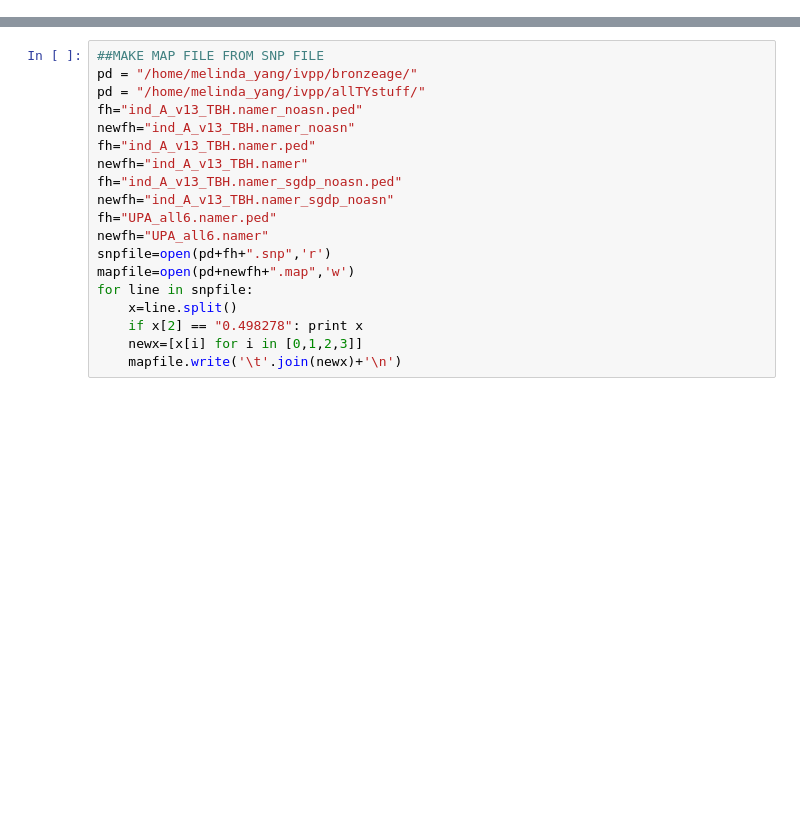
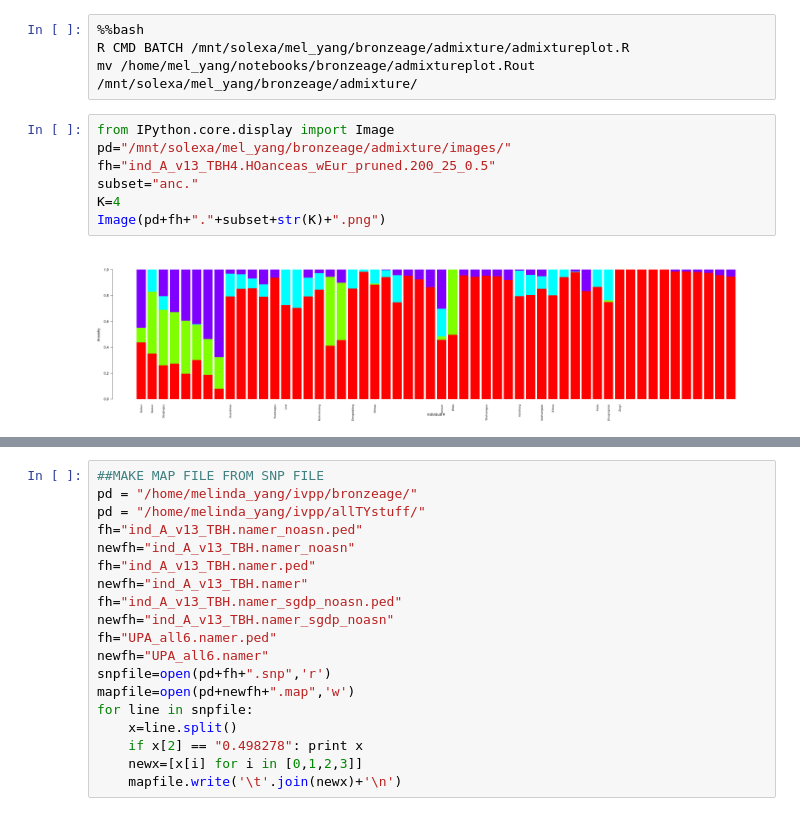
Before and after one commit to melyang4/notebooks, a Jupyter notebook: bronzeage/admixture.ipynb, the cells around one changed output, grey strips where cells are left out. Saved outputs shown, nothing was run; the diff lists cells and outputs as text; blank space fills up the shorter version.

```diff
--- a/bronzeage/admixture.ipynb
+++ b/bronzeage/admixture.ipynb
@@ -0,0 +141,13 @@
+# %%
+%%bash
+R CMD BATCH /mnt/solexa/mel_yang/bronzeage/admixture/admixtureplot.R
+mv /home/mel_yang/notebooks/bronzeage/admixtureplot.Rout /mnt/solexa/mel_yang/bronzeage/admixture/
+# %%
+from IPython.core.display import Image
+pd="/mnt/solexa/mel_yang/bronzeage/admixture/images/"
+fh="ind_A_v13_TBH4.HOanceas_wEur_pruned.200_25_0.5"
+subset="anc."
+K=4
+Image(pd+fh+"."+subset+str(K)+".png")
+# %% [output]
+[figure, added]
```
Also changed, not shown: parts of 29 cells of this notebook, 18 other files.
